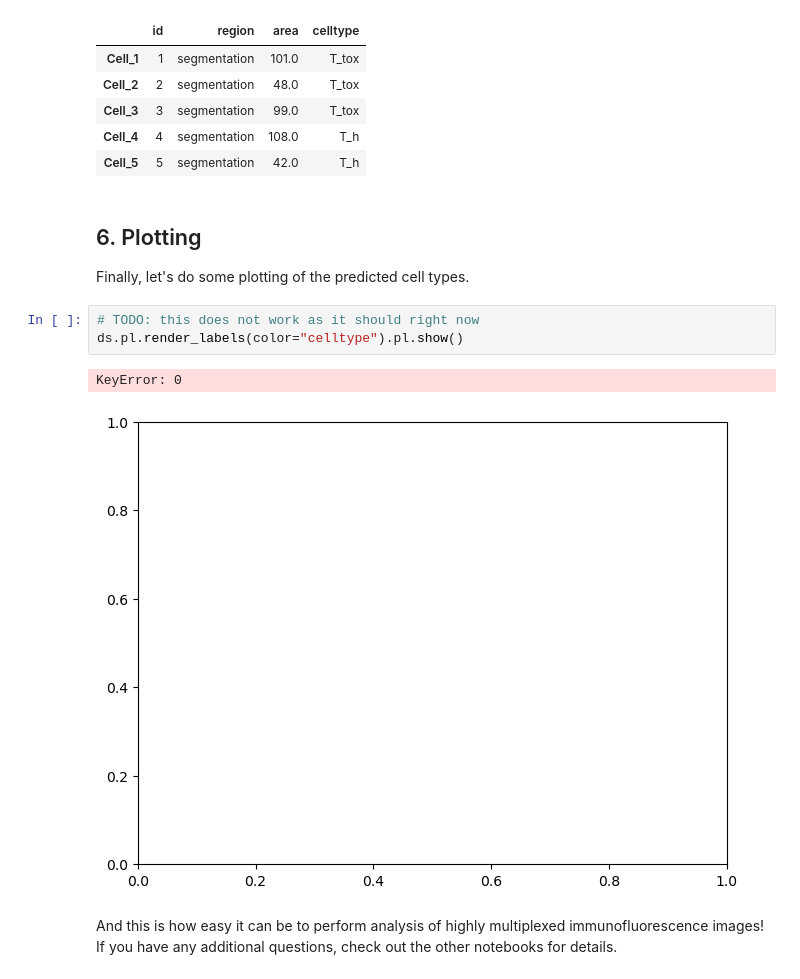
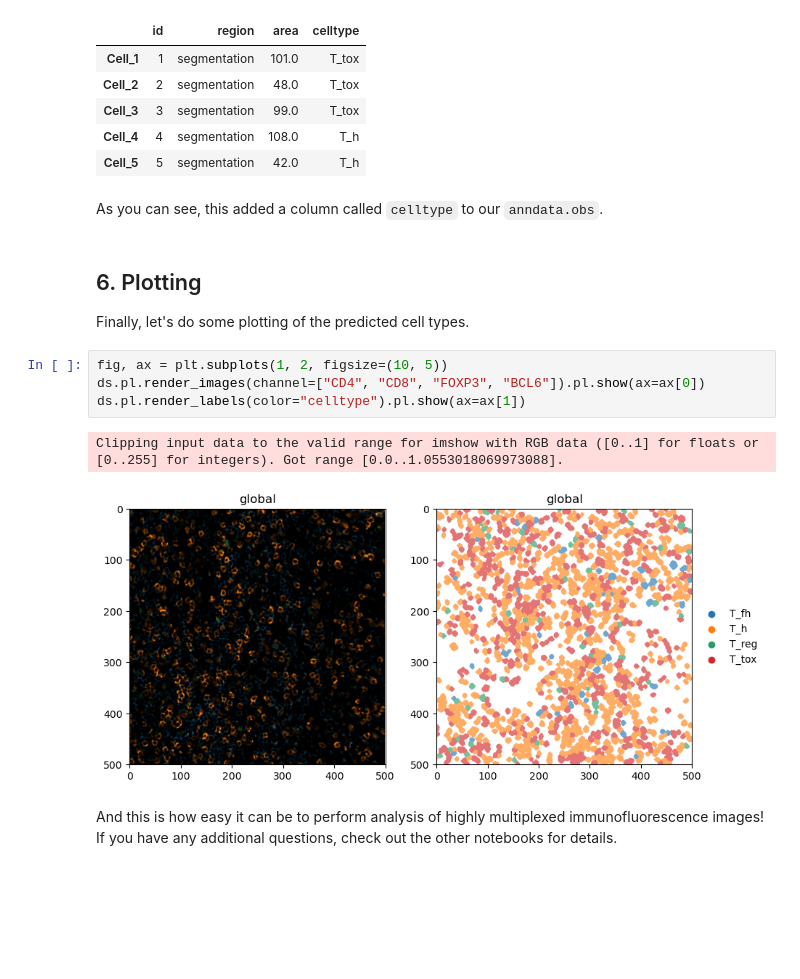
Before and after one commit to sagar87/spatialproteomics, a Jupyter notebook: docs/notebooks/ExampleWorkflowSpatialdata.ipynb, the cells around one changed output. Saved outputs shown, nothing was run; the diff lists cells and outputs as text; blank space fills up the shorter version.

```diff
--- a/docs/notebooks/ExampleWorkflowSpatialdata.ipynb
+++ b/docs/notebooks/ExampleWorkflowSpatialdata.ipynb
@@ -313,14 +256,17 @@ ds.tables["table"].obs.head()
 | Cell_3 | 3 | segmentation | 99.0 | T_tox |
 | Cell_4 | 4 | segmentation | 108.0 | T_h |
 | Cell_5 | 5 | segmentation | 42.0 | T_h |
+# %% [markdown]
+As you can see, this added a column called `celltype` to our `anndata.obs`.
 # %% [markdown]
 ## 6. Plotting
 Finally, let's do some plotting of the predicted cell types.
-# %%
-# TODO: this does not work as it should right now
-ds.pl.render_labels(color="celltype").pl.show()
-# %% [output]
-KeyError: 0
-[figure, removed]
+# %%
+fig, ax = plt.subplots(1, 2, figsize=(10, 5))
+ds.pl.render_images(channel=["CD4", "CD8", "FOXP3", "BCL6"]).pl.show(ax=ax[0])
+ds.pl.render_labels(color="celltype").pl.show(ax=ax[1])
+# %% [output]
+Clipping input data to the valid range for imshow with RGB data ([0..1] for floats or [0..255] for integers). Got range [0.0..1.0553018069973088].
+[figure, added]
 # %% [markdown]
 And this is how easy it can be to perform analysis of highly multiplexed immunofluorescence images! If you have any additional questions, check out the other notebooks for details.
```
Also changed, not shown: parts of 20 cells of this notebook, 4 other files.
